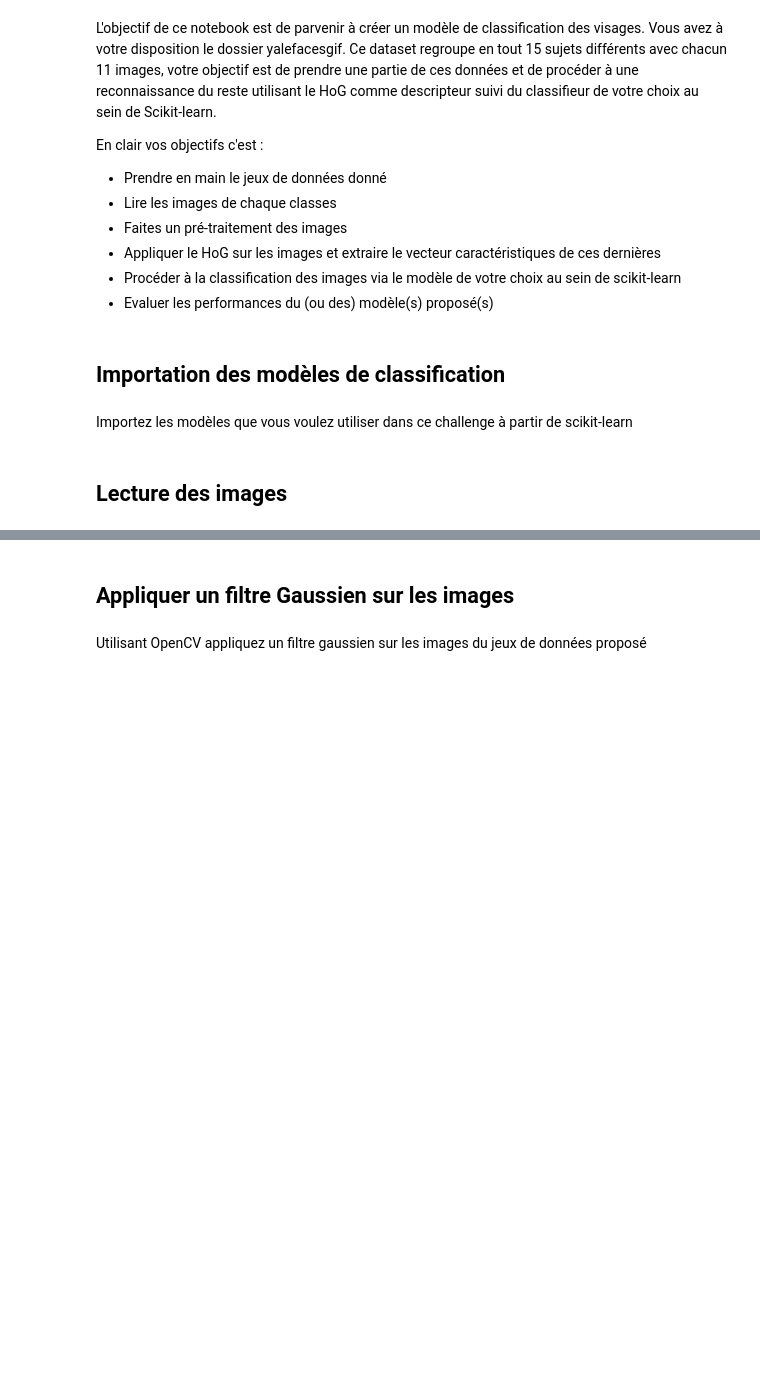
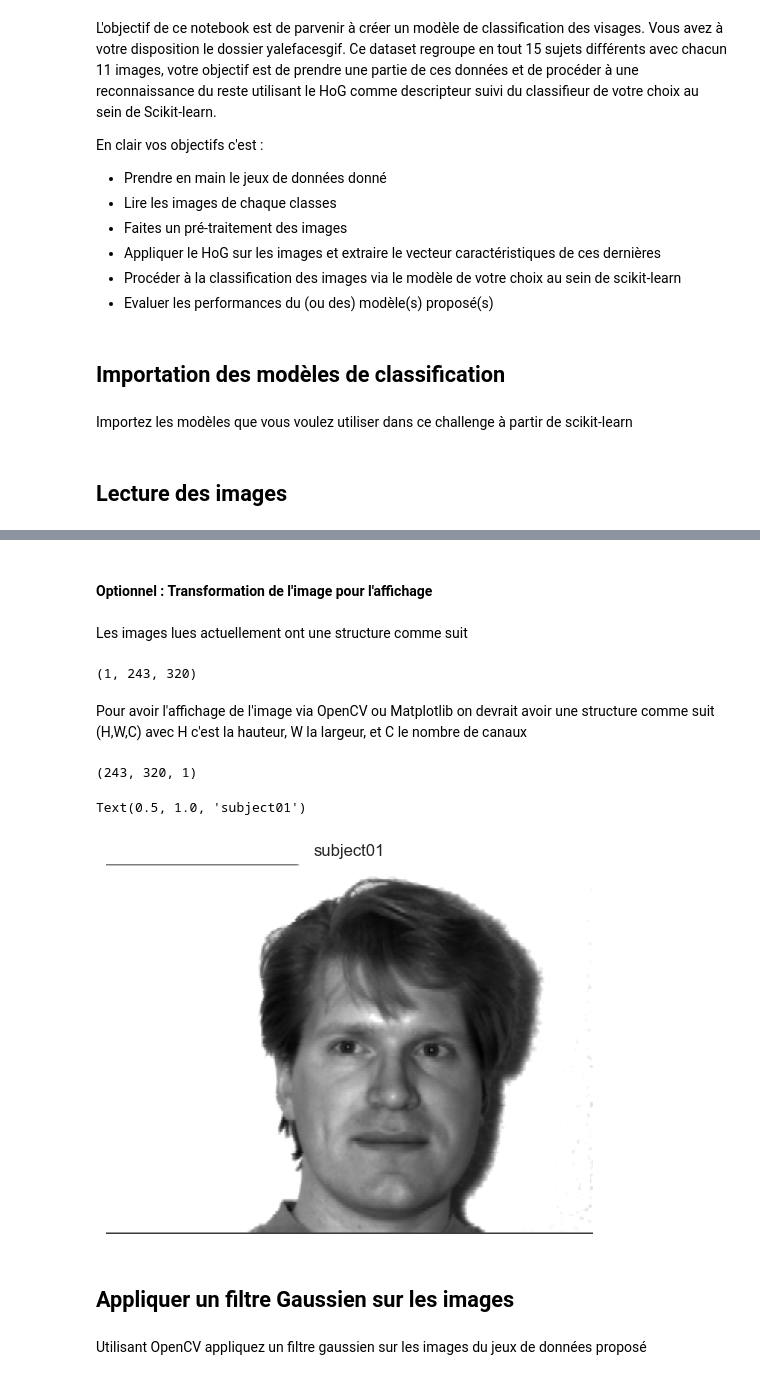
Before and after one commit to MohamedNennouche/Computer-Vision-with-Python, a Jupyter notebook: Projets complementaires/Seance4/face_classification.ipynb, the cells around one changed output, grey strips where cells are left out. Saved outputs shown, nothing was run; the diff lists cells and outputs as text; code cells hidden in the pictures; blank space fills up the shorter version.

```diff
--- a/Projets complementaires/Seance4/face_classification.ipynb
+++ b/Projets complementaires/Seance4/face_classification.ipynb
@@ -33,3 +40,49 @@ Créer une fonction permettant la lecture des images ainsi que la création d'un
+# %%
+def load_images_labels(dataset) :
+    subjects = os.listdir(dataset)
+    labels = []
+    images = []
+    for subject in subjects :
+        subject_path = os.path.join(dataset, subject)
+        images_path = glob.glob(os.path.join(subject_path, "*.bmp"))
+        images_subject = [skio.imread(image_path) for image_path in images_path]
+        labels_subject = [subject for i in range(len(images_path))]
+
+        labels += labels_subject
+        images += images_subject
+
+    return images, labels
+
+dataset = "./yalefacesgif/"
+
+images, labels = load_images_labels(dataset=dataset)
+# %% [markdown]
+#### Optionnel : Transformation de l'image pour l'affichage
+# %% [markdown]
+Les images lues actuellement ont une structure comme suit
+# %%
+images[0].shape
+# %% [output]
+(1, 243, 320)
+# %% [markdown]
+Pour avoir l'affichage de l'image via OpenCV ou Matplotlib on devrait avoir une structure comme suit (H,W,C) avec H c'est la hauteur, W la largeur, et C le nombre de canaux
+# %%
+# fonction Lambda
+transform_images = lambda images: [np.expand_dims(np.squeeze(image), axis=-1) for image in images]
+
+images = transform_images(images)
+
+images[0].shape
+# %% [output]
+(243, 320, 1)
+# %%
+plt.imshow(images[0], cmap="gray")
+plt.grid(False)
+plt.axis("off")
+plt.title(labels[0])
+# %% [output]
+Text(0.5, 1.0, 'subject01')
+[figure, added]
 # %% [markdown]
 ## Appliquer un filtre Gaussien sur les images
 # %% [markdown]
```
Also changed, not shown: parts of 25 cells of this notebook, 1 other file.
